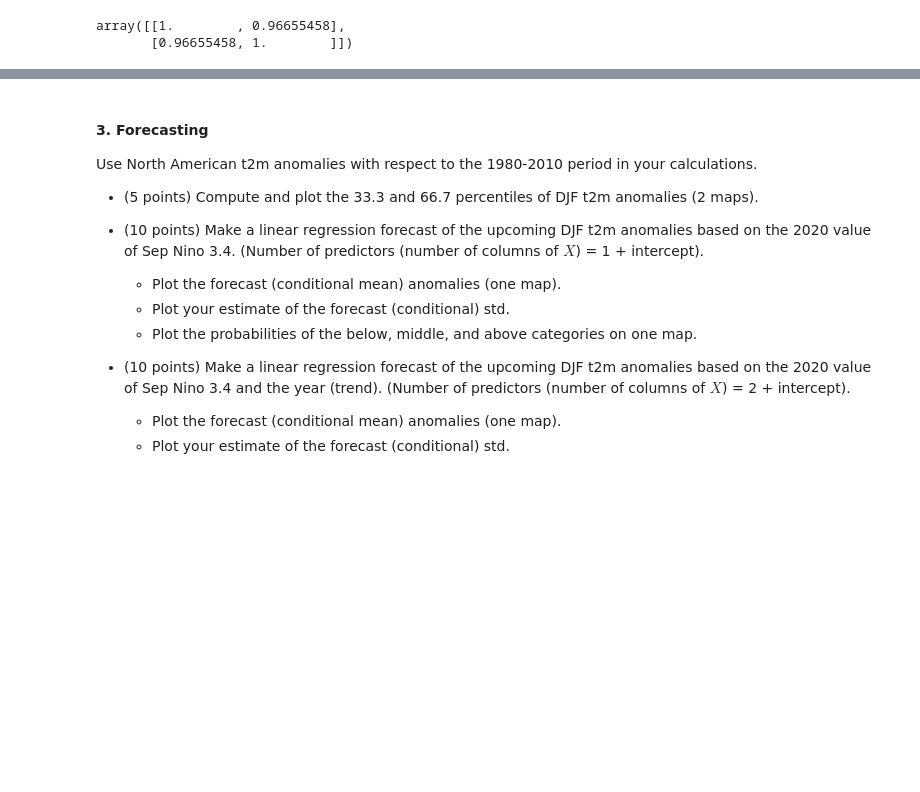
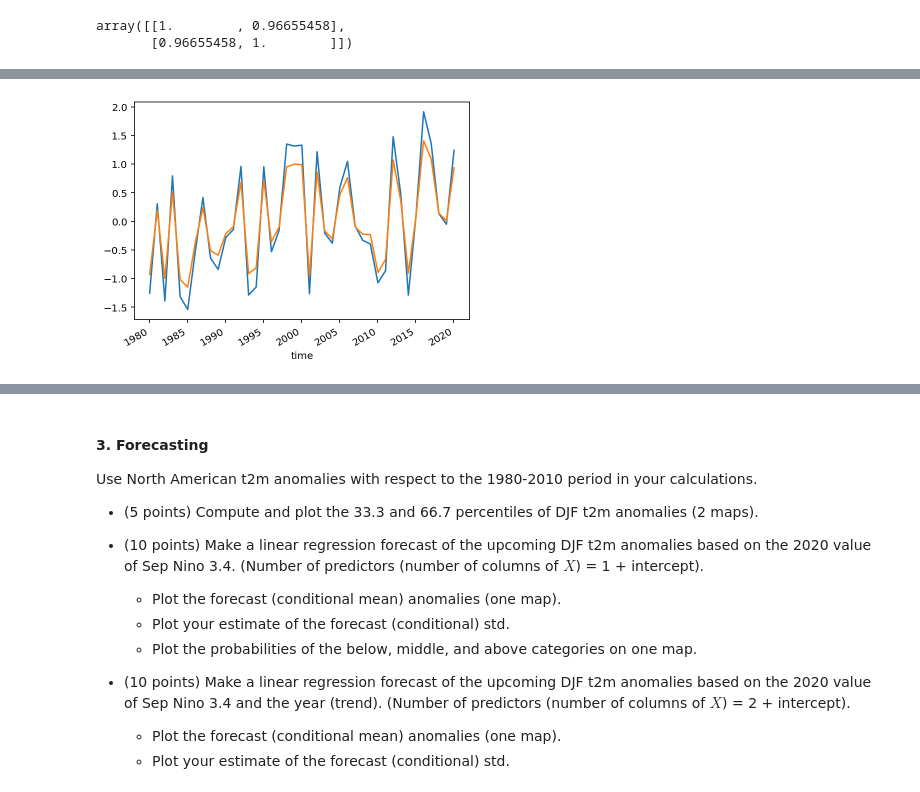
Before and after one commit to jp3993/apma4990-jp3993, a Jupyter notebook: HW-05.ipynb, the cells around one changed output, grey strips where cells are left out. Drawn from its saved outputs; the diff is of its cells as text; code cells hidden in the pictures; blank space fills up the shorter version.

```diff
--- a/HW-05.ipynb
+++ b/HW-05.ipynb
@@ -675,0 +702,9 @@ Attributes:
+# %%
+# switch to anomalies
+#prcp = prcp - prcp.mean('T')
+#n34_Sep = n34_Sep_ds.n34_Sep - n34_Sep_ds.n34_Sep.mean('T')
+t2m = t2m_DJF_ds.t2m_DJF - t2m_DJF_ds.t2m_DJF.mean('T')
+t2m.mean(('X', 'Y')).plot(label = 'Equally');
+(t2m * np.cos(t2m_DJF_ds.Y/180 * np.pi)).mean(('X', 'Y')).plot(label = 'Area');
+# %% [output]
+[figure, added]
```
Also changed, not shown: parts of 17 cells of this notebook.
